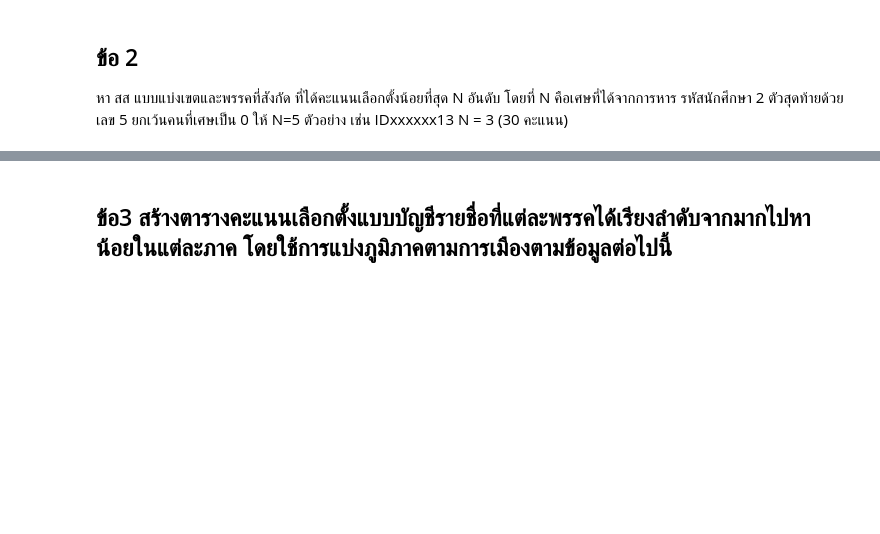
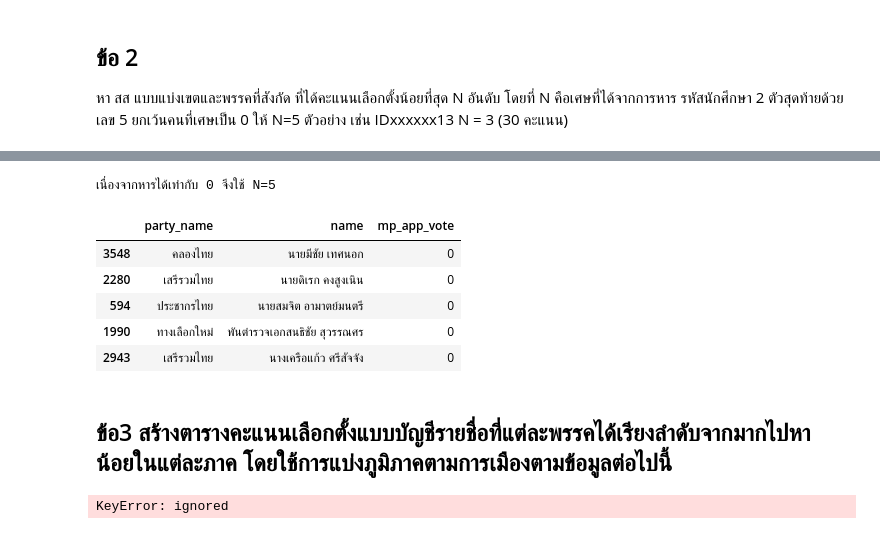
Before and after one commit to KorrawanOu/python_dataviz2023, a Jupyter notebook: MIDTERM_EXAM.ipynb, the cells around one changed output, grey strips where cells are left out. Drawn from its saved outputs; the diff is of its cells as text; code cells hidden in the pictures; blank space fills up the shorter version.

```diff
--- a/MIDTERM_EXAM.ipynb
+++ b/MIDTERM_EXAM.ipynb
@@ -80,2 +99,22 @@ ValueError: ignored
+# %%
+55%5
+print('เนื่องจากหารได้เท่ากับ 0 จึงใช้ N=5')
+# %% [output]
+เนื่องจากหารได้เท่ากับ 0 จึงใช้ N=5
+# %%
+df2=data2[["party_name","name","mp_app_vote"]]
+Ans2 = df1.sort_values(by='mp_app_vote').head(5)
+Ans2
+# %% [output]
+|  | party_name | name | mp_app_vote |
+| 3548 | คลองไทย | นายมีชัย เทศนอก | 0 |
+| 2280 | เสรีรวมไทย | นายดิเรก คงสูงเนิน | 0 |
+| 594 | ประชากรไทย | นายสมจิต อามาตย์มนตรี | 0 |
+| 1990 | ทางเลือกใหม่ | พันตำรวจเอกสนธิชัย สุวรรณศร | 0 |
+| 2943 | เสรีรวมไทย | นางเครือแก้ว ศรีสัจจัง | 0 |
 # %% [markdown]
 ## ข้อ3 สร้างตารางคะแนนเลือกตั้งแบบบัญชีรายชื่อที่แต่ละพรรคได้เรียงลำดับจากมากไปหาน้อยในแต่ละภาค โดยใช้การแบ่งภูมิภาคตามการเมืองตามข้อมูลต่อไปนี้
+# %%
+data2['province'] = data2['mp_app_vote'].map(data4.set_index('mp_app_vote')['provice'])
+# %% [output]
+KeyError: ignored
```
Also changed, not shown: parts of 5 cells of this notebook.
